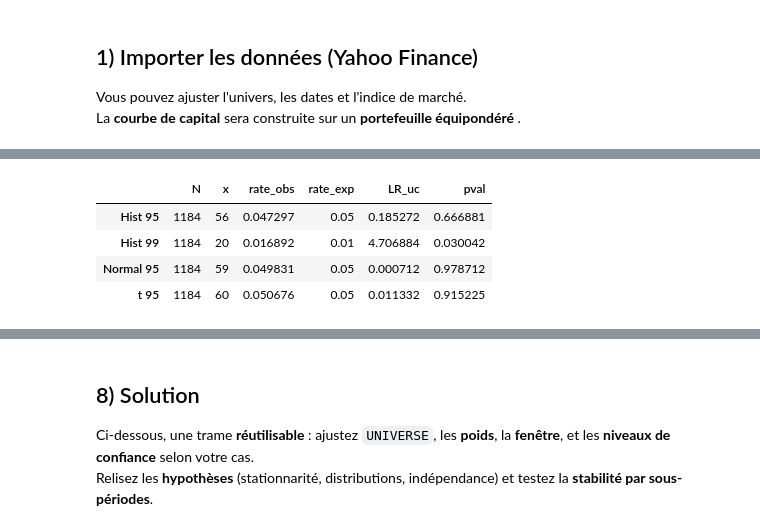
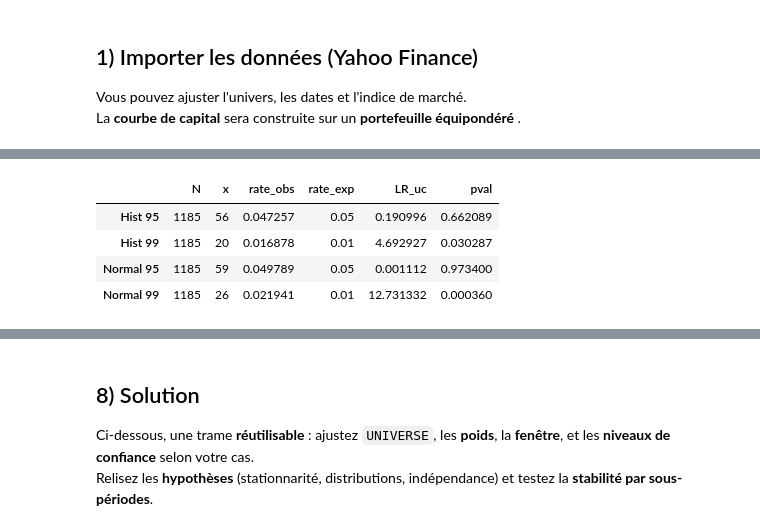
Before and after one commit to LinkedInLearning/statistique-finance-python_5492064, a Jupyter notebook: Codes/03_Risque_finance_drawdown_var_es.ipynb, the cells around one changed output, grey strips where cells are left out. Cells and saved outputs as stored; diff of their text form; code cells hidden in the pictures.

```diff
--- a/Codes/03_Risque_finance_drawdown_var_es.ipynb
+++ b/Codes/03_Risque_finance_drawdown_var_es.ipynb
@@ -336,36 +534,72 @@ On calcule aussi le **test de Kupiec (POF)** pour la **couverture inconditionnel
 # %%
+import numpy as np
+import pandas as pd
 from scipy.stats import chi2
 
 def kupiec_pof_test(loss, var_series, conf=0.95):
-    # loss : pertes positives = -r
-    # var_series : VaR en perte positive (alignée)
+    """
+    loss: série des pertes POSITIVES (ex: loss = -port_r)
+    var_series: VaR rendue en perte POSITIVE et alignée temporellement avec loss
+    conf: niveau de confiance (ex: 0.95, 0.99)
+    """
     tail = 1 - conf
-    valid = loss.notna() & var_series.notna()
-    L = loss[valid]
-    V = var_series[valid]
-    x = (L > V).sum()   # exceptions
-    N = valid.sum()
-    pi_hat = x / N if N > 0 else np.nan
-    # log-vraisemblances
-    from math import log
-    ll_null = (N - x) * log(1 - tail) + x * log(tail) if N > 0 else np.nan
-    ll_hat  = (N - x) * log(1 - pi_hat) + x * log(pi_hat) if (N > 0 and 0 < pi_hat < 1) else np.nan
-    LR_uc = -2 * (ll_null - ll_hat) if (ll_null is not np.nan and ll_hat is not np.nan) else np.nan
-    pval = 1 - chi2.cdf(LR_uc, df=1) if LR_uc is not np.nan else np.nan
-    return {"N": int(N), "x": int(x), "rate_obs": pi_hat, "rate_exp": tail, "LR_uc": LR_uc, "pval": pval}
 
-loss = -port_r
+    # Alignement + nettoyage
+    df = pd.concat([loss.rename("loss"), var_series.rename("var")], axis=1).dropna()
+    if df.empty:
+        return {"N": 0, "x": 0, "rate_obs": np.nan, "rate_exp": tail, "LR_uc": np.nan, "pval": np.nan}
 
-bt_hist_95 = kupiec_pof_test(loss, var_hist_df["VaR_H_95"], 0.95)
-bt_hist_99 = kupiec_pof_test(loss, var_hist_df["VaR_H_99"], 0.99)
-bt_norm_95 = kupiec_pof_test(loss, var_norm_df["VaR_N_95"], 0.95)
-bt_t_95    = kupiec_pof_test(loss, var_t_df["VaR_T_95"], 0.95)
+    # Exceptions: pertes qui dépassent la VaR
+    x = (df["loss"] > df["var"]).sum()
+    N = len(df)
 
-pd.DataFrame([bt_hist_95, bt_hist_99, bt_norm_95, bt_t_95],
-             index=["Hist 95", "Hist 99", "Normal 95", "t 95"])
+    # Taux observé d'exceptions
+    pi_hat = x / N
+
+    # Garde-fou pour éviter log(0) quand pi_hat ∈ {0,1}
+    eps = 1e-12
+    pi_hat_safe = min(max(pi_hat, eps), 1 - eps)
+
+    # Log-vraisemblances (modèle "correct" vs. "observé")
+    ll_null = (N - x) * np.log(1 - tail) + x * np.log(tail)
+    ll_hat  = (N - x) * np.log(1 - pi_hat_safe) + x * np.log(pi_hat_safe)
+
+    # Statistique de test de Kupiec (coverage inconditionnel)
+    LR_uc = -2 * (ll_null - ll_hat)
+    pval  = 1 - chi2.cdf(LR_uc, df=1)
+
+    return {
+        "N": int(N),
+        "x": int(x),
+        "rate_obs": pi_hat,   # proportion d'exceptions observée
+        "rate_exp": tail,     # proportion attendue (1 - conf)
+        "LR_uc": LR_uc,
+        "pval": pval
+    }
+
+# -------------------------
+# Backtest : HISTORIQUE & NORMALE uniquement
+# -------------------------
+
+loss = (-port_r).rename("loss")  # pertes positives
+
+# VaR historique (déjà en pertes positives)
+bt_hist_95 = kupiec_pof_test(loss, var_hist_df["VaR_H_95"], conf=0.95)
+bt_hist_99 = kupiec_pof_test(loss, var_hist_df["VaR_H_99"], conf=0.99)
+
+# VaR normale (déjà en pertes positives)
+bt_norm_95 = kupiec_pof_test(loss, var_norm_df["VaR_N_95"], conf=0.95)
+bt_norm_99 = kupiec_pof_test(loss, var_norm_df["VaR_N_99"], conf=0.99)
+
+# Résumé
+bt_df = pd.DataFrame(
+    [bt_hist_95, bt_hist_99, bt_norm_95, bt_norm_99],
+    index=["Hist 95", "Hist 99", "Normal 95", "Normal 99"]
+)
+bt_df
 # %% [output]
 |  | N | x | rate_obs | rate_exp | LR_uc | pval |
-| Hist 95 | 1184 | 56 | 0.047297 | 0.05 | 0.185272 | 0.666881 |
-| Hist 99 | 1184 | 20 | 0.016892 | 0.01 | 4.706884 | 0.030042 |
-| Normal 95 | 1184 | 59 | 0.049831 | 0.05 | 0.000712 | 0.978712 |
-| t 95 | 1184 | 60 | 0.050676 | 0.05 | 0.011332 | 0.915225 |
+| Hist 95 | 1185 | 56 | 0.047257 | 0.05 | 0.190996 | 0.662089 |
+| Hist 99 | 1185 | 20 | 0.016878 | 0.01 | 4.692927 | 0.030287 |
+| Normal 95 | 1185 | 59 | 0.049789 | 0.05 | 0.001112 | 0.973400 |
+| Normal 99 | 1185 | 26 | 0.021941 | 0.01 | 12.731332 | 0.000360 |
```
Also changed, not shown: parts of 34 cells of this notebook, 1 other file.
